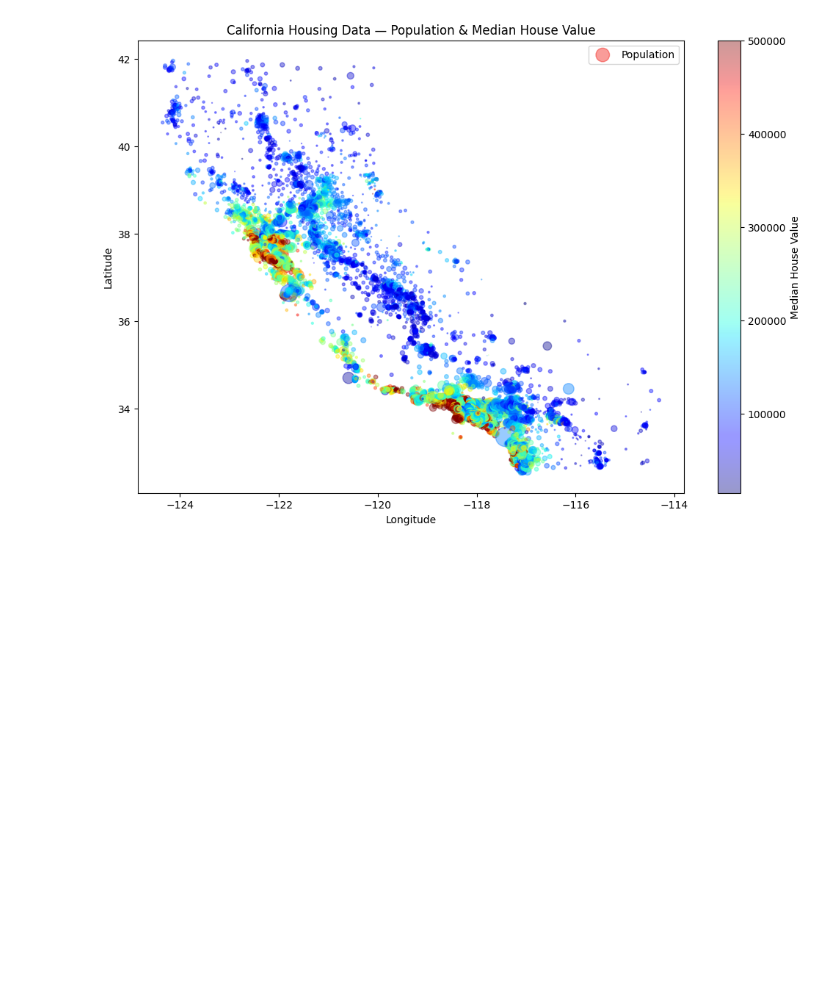
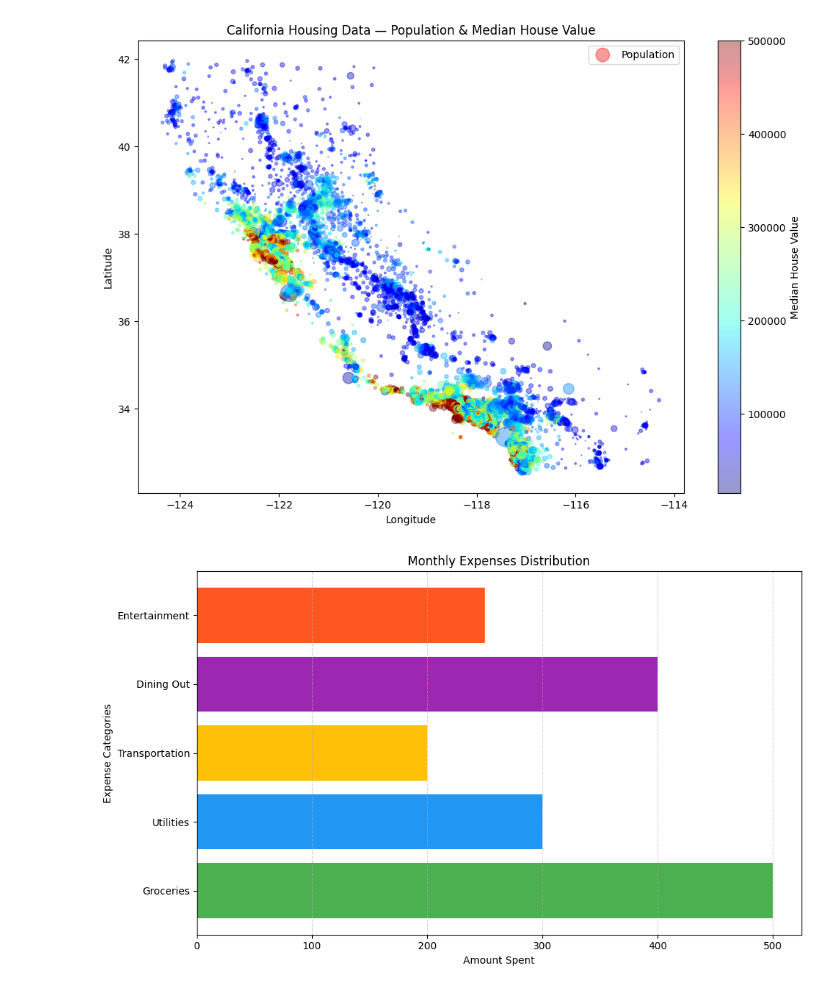
Before and after one commit to shaileeburgos-cpu/Scatter-Plots-Lab, a Jupyter notebook: new charts/danielle_burgosscatterplots.ipynb, the cells around one changed output. Saved outputs shown, nothing was run; the diff lists cells and outputs as text; code cells hidden in the pictures; blank space fills up the shorter version.

```diff
--- a/new charts/danielle_burgosscatterplots.ipynb
+++ b/new charts/danielle_burgosscatterplots.ipynb
@@ -114,3 +114,39 @@ plt.title('California Housing Data — Population & Median House Value')
 plt.show()
 # %% [output]
 [figure]
+# %%
+import matplotlib.pyplot as plt
+
+# -----------------------------
+# 1. LOAD THE DATA
+# -----------------------------
+expense_categories = ['Groceries', 'Utilities', 'Transportation', 'Dining Out', 'Entertainment']
+amount_spent = [500, 300, 200, 400, 250]
+
+# -----------------------------
+# 2. CREATE THE HORIZONTAL BAR CHART
+# -----------------------------
+plt.figure(figsize=(10, 6))
+
+# Custom color scheme
+colors = ['#4CAF50', '#2196F3', '#FFC107', '#9C27B0', '#FF5722']
+
+plt.barh(expense_categories, amount_spent, color=colors)
+
+# -----------------------------
+# 3. CUSTOMIZE THE CHART
+# -----------------------------
+plt.xlabel("Amount Spent")
+plt.ylabel("Expense Categories")
+plt.title("Monthly Expenses Distribution")
+
+# Add grid for readability
+plt.grid(axis='x', linestyle='--', alpha=0.5)
+
+# Display the chart
+plt.tight_layout()
+plt.show()
+
+colors = ['#A8D5BA', '#F9D5E5', '#FCECC9', '#B8E0D2', '#D7B9D5']
+# %% [output]
+[figure, added]
```
Also changed, not shown: parts of 2 cells of this notebook.
